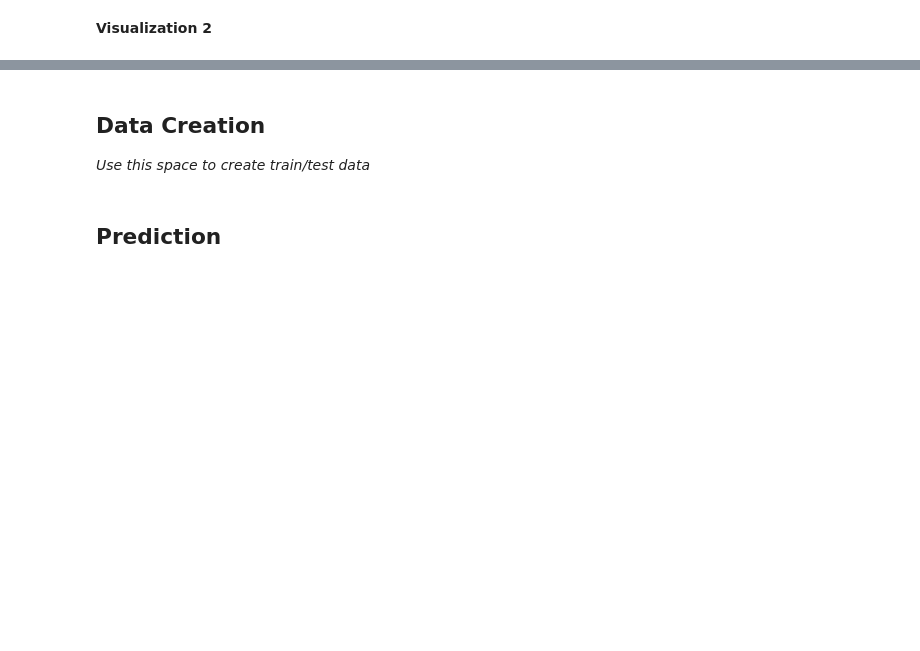
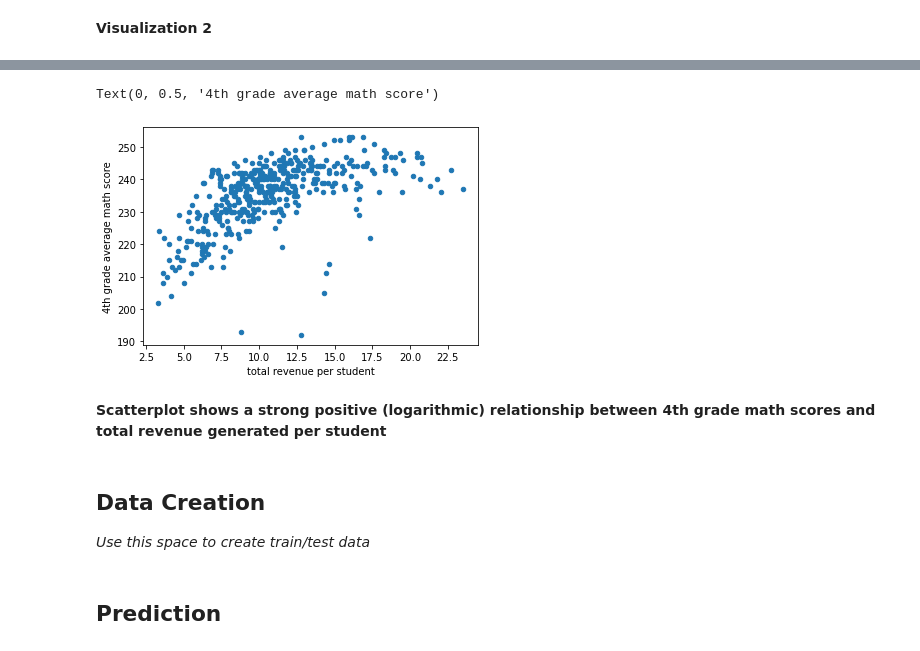
Before and after one commit to carolizh/MDST, a Jupyter notebook: checkpoint2/checkpoint2.ipynb, the cells around one changed output, grey strips where cells are left out. Cells and saved outputs as stored; diff of their text form; code cells hidden in the pictures; blank space fills up the shorter version.

```diff
--- a/checkpoint2/checkpoint2.ipynb
+++ b/checkpoint2/checkpoint2.ipynb
@@ -135,3 +155,12 @@ Use any graph you wish to see the relationship of your chosen predictor with any
+# %%
+data.plot.scatter(x='TOTAL_REVENUE_PER_STUDENT', y='AVG_MATH_4_SCORE')
+plt.xlabel('total revenue per student')
+plt.ylabel('4th grade average math score')
+# %% [output]
+Text(0, 0.5, '4th grade average math score')
+[figure, added]
+# %% [markdown]
+**Scatterplot shows a strong positive (logarithmic) relationship between 4th grade math scores and total revenue generated per student**
 # %% [markdown]
 <h2> Data Creation </h2>
 
```
Also changed, not shown: parts of 22 cells of this notebook.
